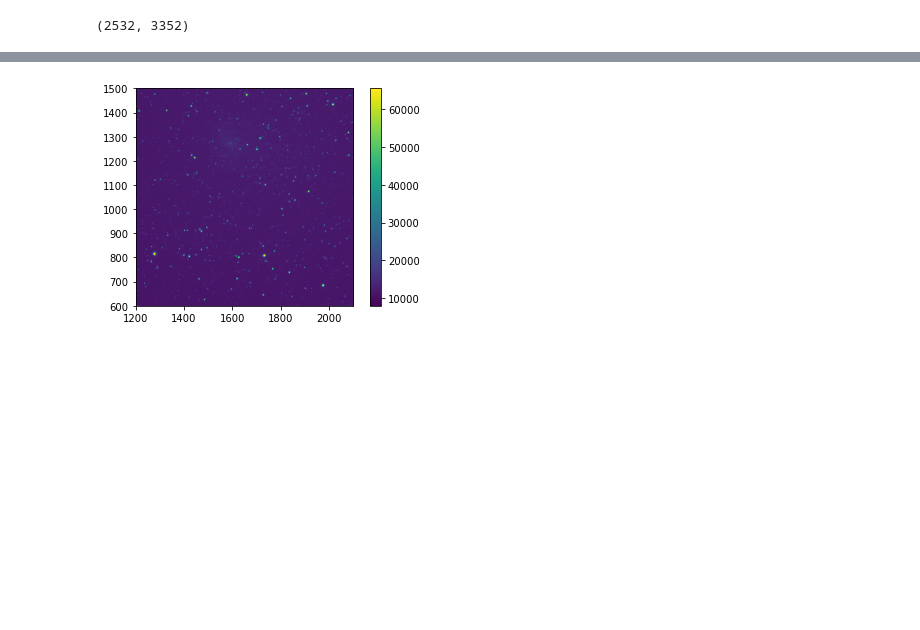
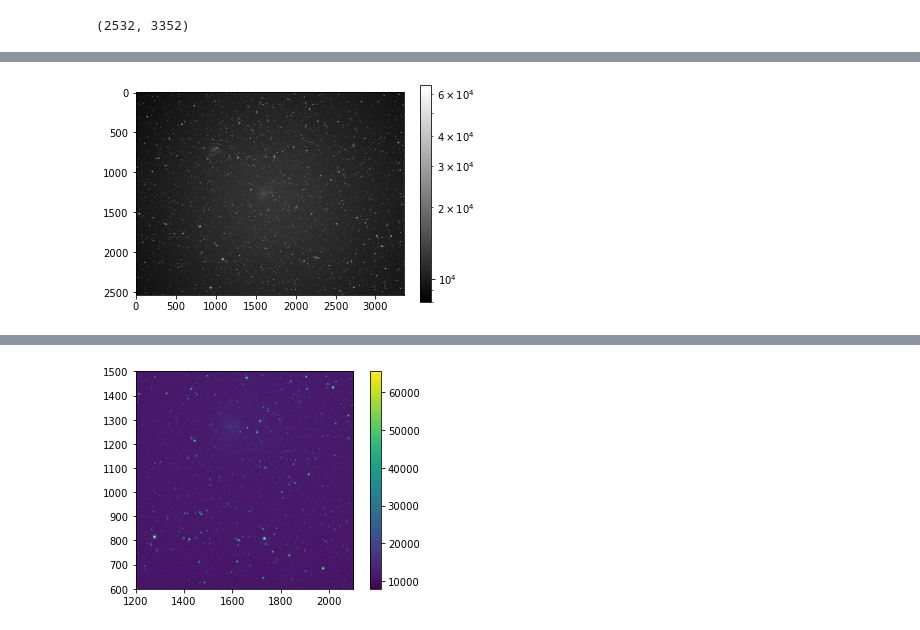
Before and after one commit to halehhajizadeh/SNR-and-Exposure, a Jupyter notebook: Read_data.ipynb, the cells around one changed output, grey strips where cells are left out. Saved outputs shown, nothing was run; the diff lists cells and outputs as text; code cells hidden in the pictures; blank space fills up the shorter version.

```diff
--- a/Read_data.ipynb
+++ b/Read_data.ipynb
@@ -32,0 +32,8 @@ plt.show()
+# %%
+from matplotlib.colors import LogNorm
+
+plt.imshow(data, cmap='gray', norm=LogNorm())
+plt.colorbar()
+plt.show()
+# %% [output]
+[figure, added]
```
Also changed, not shown: parts of 6 cells of this notebook, 5 other files.
